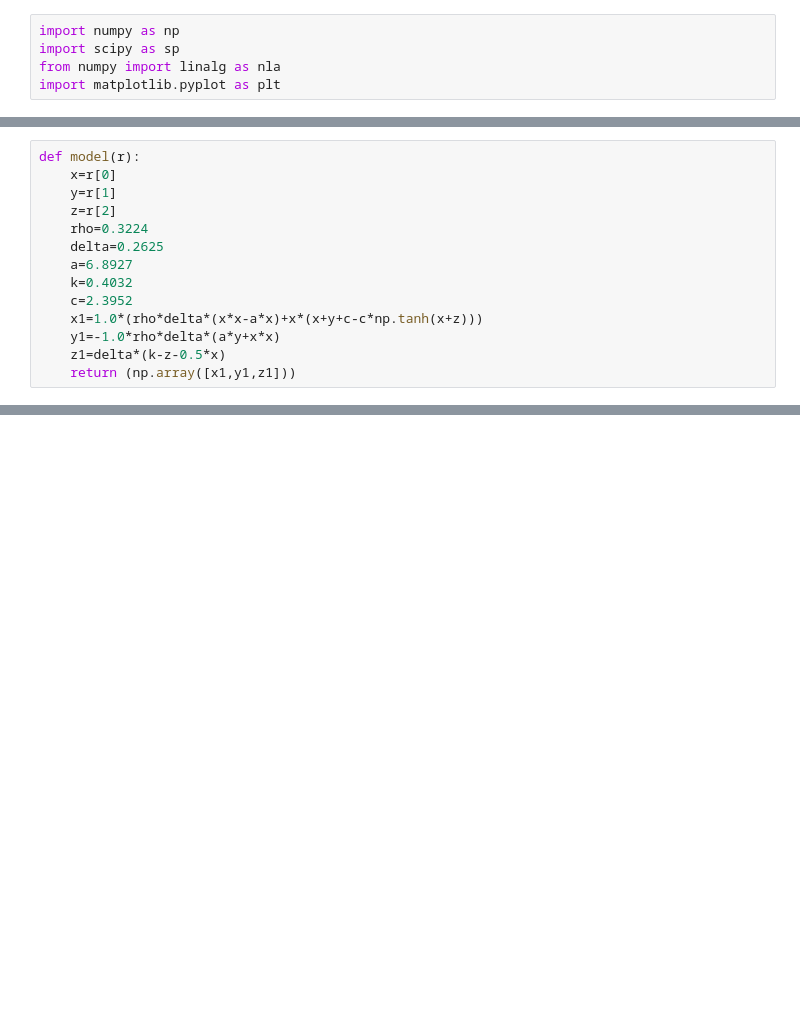
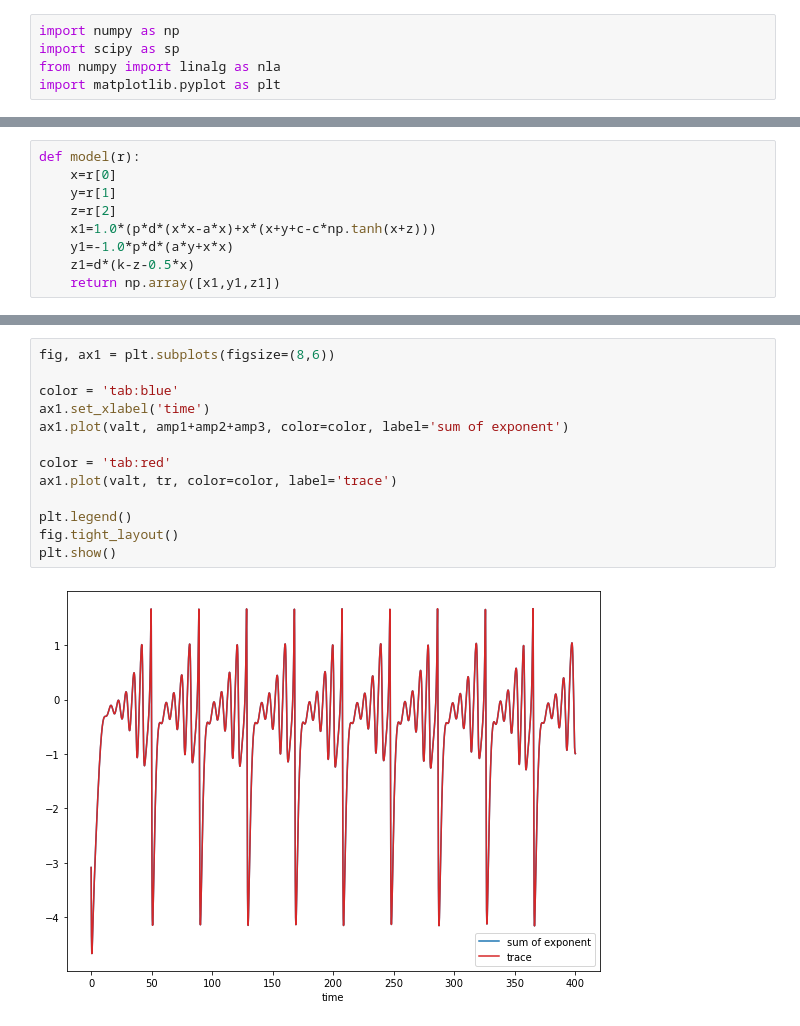
Before and after one commit to tdejardi96/Miscellaneous, a Jupyter notebook: lyapunov2.ipynb, the cells around one changed output, grey strips where cells are left out. Cells and saved outputs as stored; diff of their text form; blank space fills up the shorter version.

```diff
--- a/lyapunov2.ipynb
+++ b/lyapunov2.ipynb
@@ -8,13 +18,8 @@ def model(r):
     x=r[0]
     y=r[1]
     z=r[2]
-    rho=0.3224
-    delta=0.2625
-    a=6.8927
-    k=0.4032
-    c=2.3952
-    x1=1.0*(rho*delta*(x*x-a*x)+x*(x+y+c-c*np.tanh(x+z)))
-    y1=-1.0*rho*delta*(a*y+x*x)
-    z1=delta*(k-z-0.5*x)
-    return (np.array([x1,y1,z1]))
+    x1=1.0*(p*d*(x*x-a*x)+x*(x+y+c-c*np.tanh(x+z)))
+    y1=-1.0*p*d*(a*y+x*x)
+    z1=d*(k-z-0.5*x)
+    return np.array([x1,y1,z1])
 # %%
@@ -148,0 +193,15 @@ plt.show()
+# %%
+fig, ax1 = plt.subplots(figsize=(8,6))
+
+color = 'tab:blue'
+ax1.set_xlabel('time')
+ax1.plot(valt, amp1+amp2+amp3, color=color, label='sum of exponent')
+
+color = 'tab:red'
+ax1.plot(valt, tr, color=color, label='trace')
+
+plt.legend()
+fig.tight_layout()
+plt.show()
+# %% [output]
+[figure, added]
```
Also changed, not shown: parts of 13 cells of this notebook.
